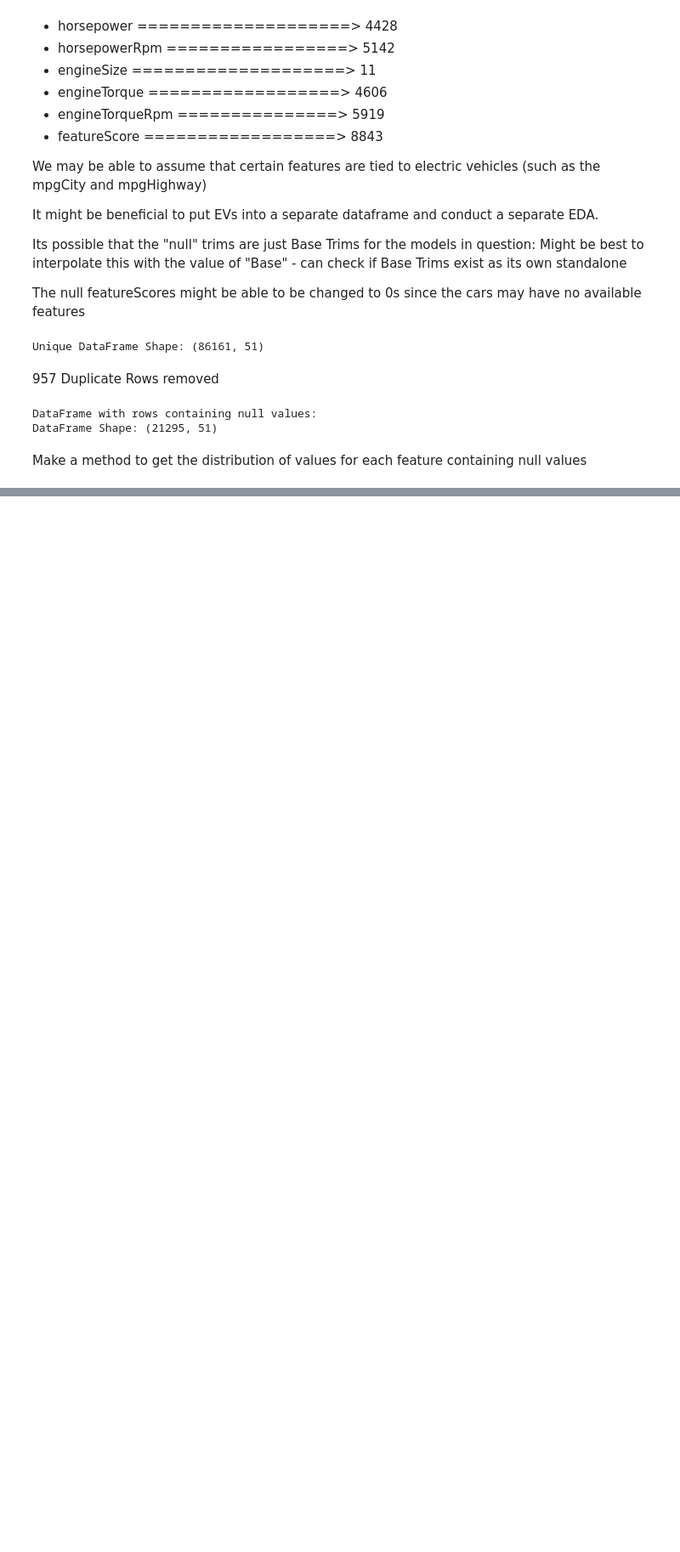
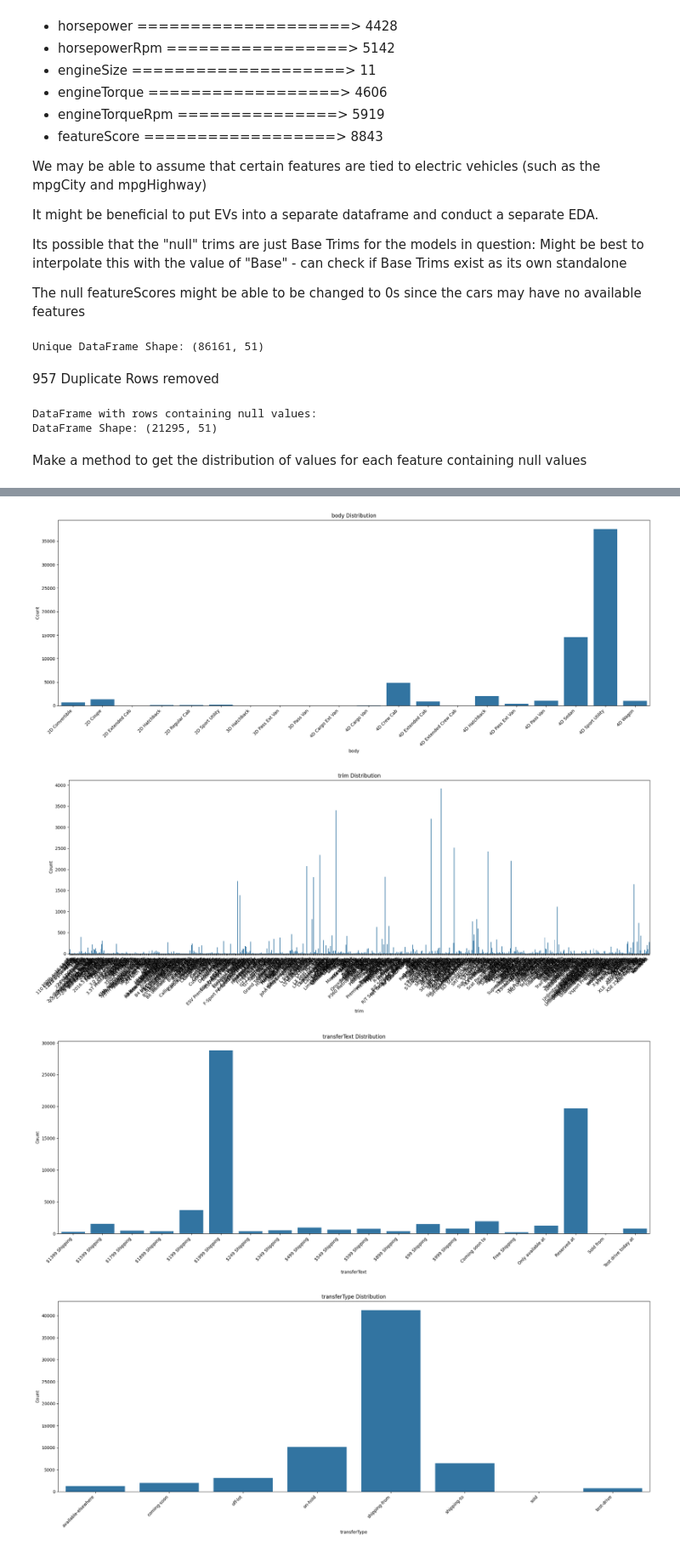
Before and after one commit to demyasa/Predictive-Analysis-of-Car-Trade-In-Values, a Jupyter notebook: EDA.ipynb, the cells around one changed output, grey strips where cells are left out. Shown at 85% size. Cells and saved outputs as stored; diff of their text form; code cells hidden in the pictures; blank space fills up the shorter version.

Commit message:
Create barplots of features with null values to check interpolatable options

```diff
--- a/EDA.ipynb
+++ b/EDA.ipynb
@@ -262,3 +262,12 @@ DataFrame with rows containing null values:
 DataFrame Shape: (21295, 51)
 # %% [markdown]
 Make a method to get the distribution of values for each feature containing null values
+# %%
+# Create a dataframe with null value rows removed
+
+# Create copy of df_unique
+df_unique_copy = df_unique.copy()
+
+# Remove rows with any null value
+df_unique_cleaned = df_unique_copy.dropna()
+# print(df_unique_cleaned)
@@ -265,12 +292,24 @@ Make a method to get the distribution of values for each feature containing null
 # %%
-# categorical_columns = ['Departure City', 'Operating Carrier', 'Aircraft Type', 'Cabin Class', 'Fare Class']
+categorical_columns = [
+    'body', 'trim',
+    'transferText', 'transferType', 'exteriorColor',
+    'interiorColor', 'transmission', 'mpgCity',
+    'mpgHighway', 'driveTrain', 'engineType',
+    'horsepower', 'horsepowerRpm', 'engineSize',
+    'engineTorque', 'engineTorqueRpm', 'featureScore'
+]
 
-# for column in categorical_columns:
-#     plt.figure(figsize = (20, 8))
-#     sns.countplot(x = column, data=df, order = sorted(df[column].unique()))
-#     plt.title(f'{column} Distribution')
-#     plt.xlabel(column)
-#     plt.ylabel('Count')
-#     plt.xticks(rotation = 45, ha = 'right')
-#     plt.tight_layout()
-#     plt.show()
+for column in categorical_columns:
+    plt.figure(figsize = (20, 8))
+    sns.countplot(x = column, data=df_unique_cleaned, order = sorted(df_unique_cleaned[column].unique()))
+    plt.title(f'{column} Distribution')
+    plt.xlabel(column)
+    plt.ylabel('Count')
+    plt.xticks(rotation = 45, ha = 'right')
+    plt.tight_layout()
+    plt.show()
+# %% [output]
+[figure, added]
+[figure, added]
+[figure, added]
+[figure, added]
```
Also changed, not shown: parts of 2 cells of this notebook.
